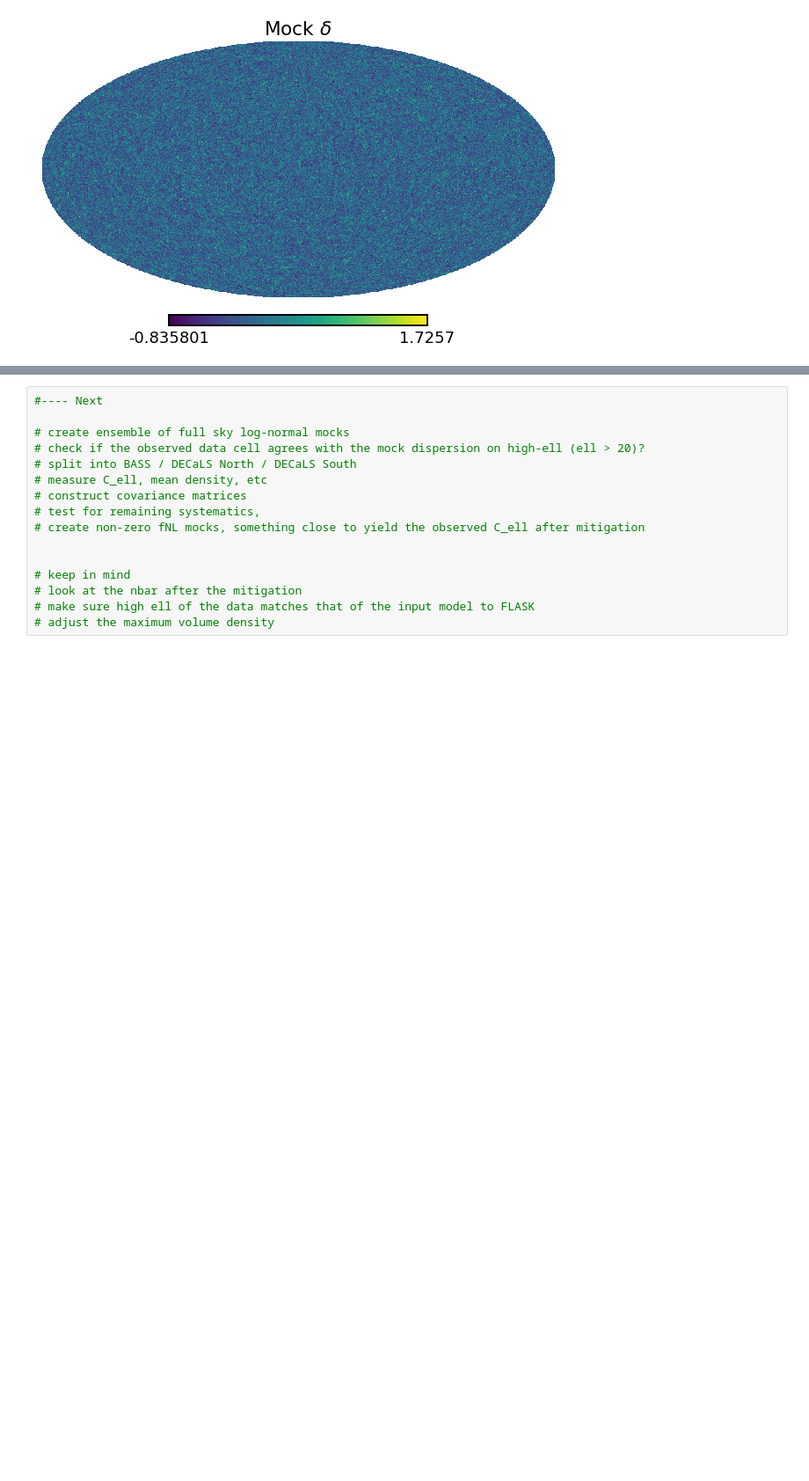
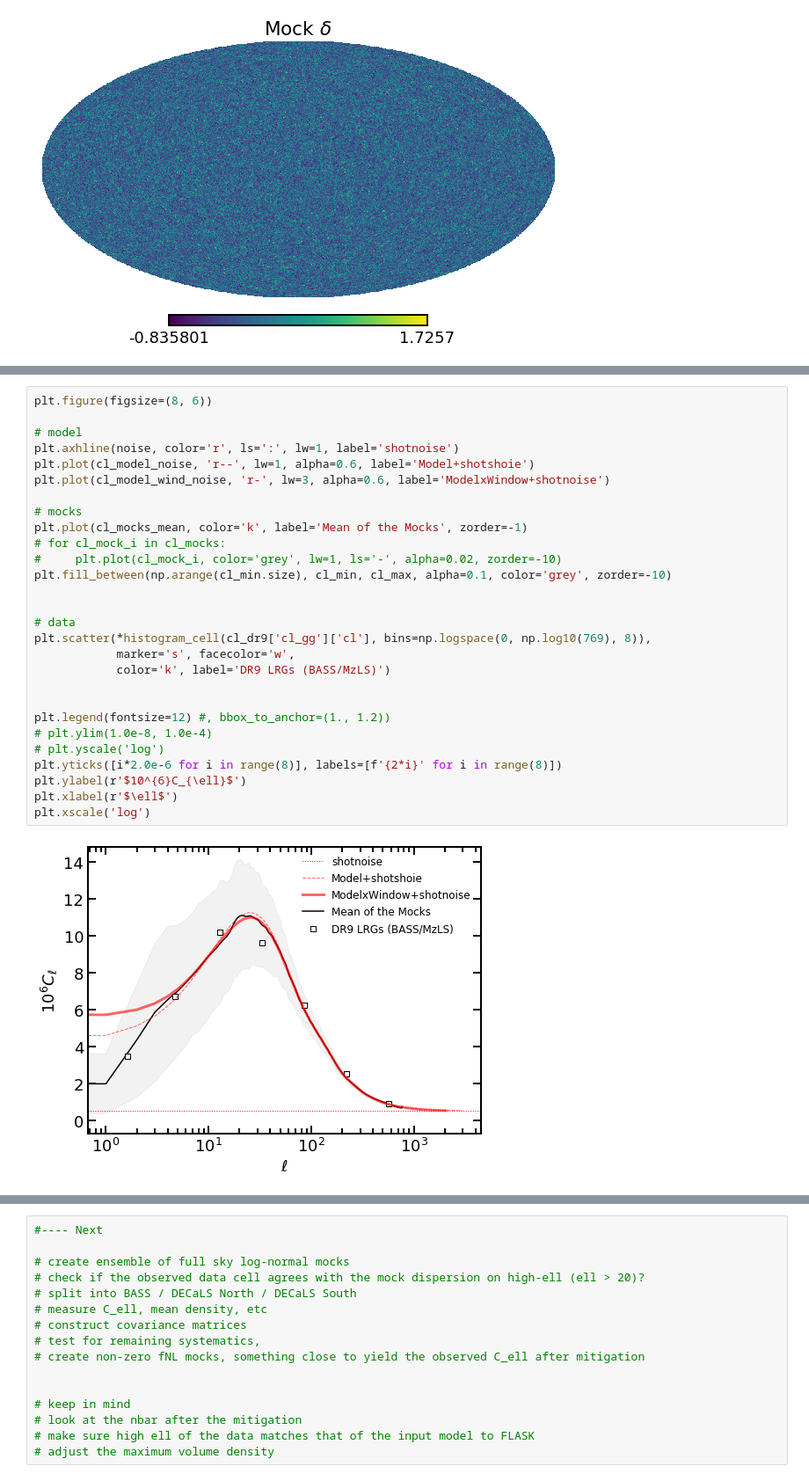
Before and after one commit to mehdirezaie/LSSutils, a Jupyter notebook: notebooks/LognormalFlask.ipynb, the cells around one changed output, grey strips where cells are left out. Shown at 88% size. Cells and saved outputs as stored; diff of their text form; blank space fills up the shorter version.

```diff
--- a/notebooks/LognormalFlask.ipynb
+++ b/notebooks/LognormalFlask.ipynb
@@ -59,0 +100,30 @@ Text(0.5, 0, 'Mock $\\delta$')
+# %%
+plt.figure(figsize=(8, 6))
+
+# model
+plt.axhline(noise, color='r', ls=':', lw=1, label='shotnoise')
+plt.plot(cl_model_noise, 'r--', lw=1, alpha=0.6, label='Model+shotshoie')
+plt.plot(cl_model_wind_noise, 'r-', lw=3, alpha=0.6, label='ModelxWindow+shotnoise')
+
+# mocks
+plt.plot(cl_mocks_mean, color='k', label='Mean of the Mocks', zorder=-1)
+# for cl_mock_i in cl_mocks:
+#     plt.plot(cl_mock_i, color='grey', lw=1, ls='-', alpha=0.02, zorder=-10)
+plt.fill_between(np.arange(cl_min.size), cl_min, cl_max, alpha=0.1, color='grey', zorder=-10)
+
+
+# data
+plt.scatter(*histogram_cell(cl_dr9['cl_gg']['cl'], bins=np.logspace(0, np.log10(769), 8)),
+            marker='s', facecolor='w',
+            color='k', label='DR9 LRGs (BASS/MzLS)')
+
+
+plt.legend(fontsize=12) #, bbox_to_anchor=(1., 1.2))
+# plt.ylim(1.0e-8, 1.0e-4)
+# plt.yscale('log')
+plt.yticks([i*2.0e-6 for i in range(8)], labels=[f'{2*i}' for i in range(8)])
+plt.ylabel(r'$10^{6}C_{\ell}$')
+plt.xlabel(r'$\ell$')
+plt.xscale('log')
+# %% [output]
+[figure, added]
```
Also changed, not shown: parts of 55 cells of this notebook, 19 other files.
